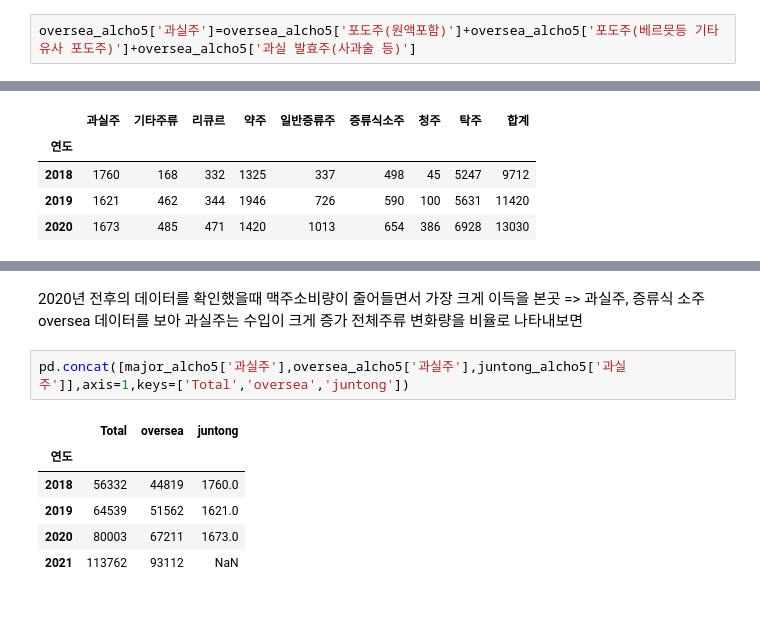
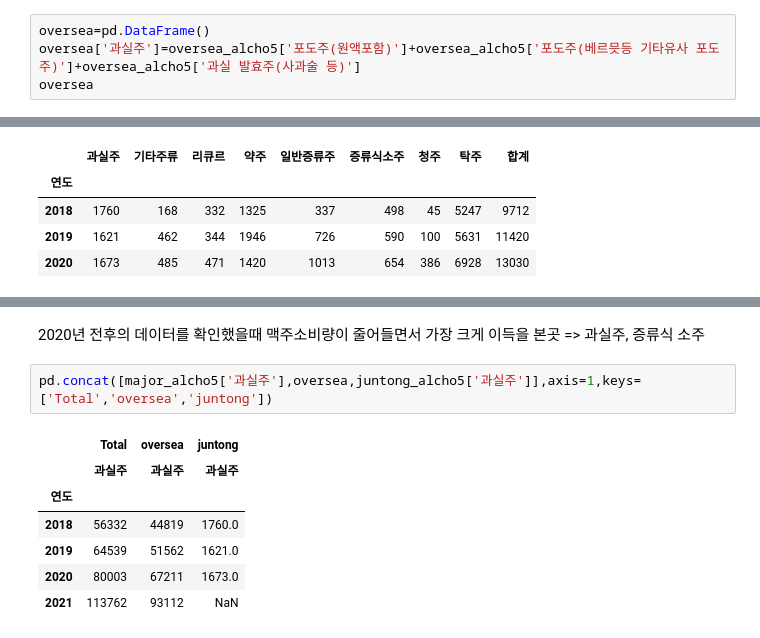
Before and after one commit to angelless00/KDT, a Jupyter notebook: 프로젝트/0718 맥주광고/2번코드_김아란 .ipynb, the cells around one changed output, grey strips where cells are left out. Saved outputs shown, nothing was run; the diff lists cells and outputs as text; blank space fills up the shorter version.

```diff
--- a/프로젝트/0718 맥주광고/2번코드_김아란 .ipynb
+++ b/프로젝트/0718 맥주광고/2번코드_김아란 .ipynb
@@ -23,3 +32,5 @@ oversea_alcho5=oversea_alcho.loc[2018:2023]
 # %%
-oversea_alcho5['과실주']=oversea_alcho5['포도주(원액포함)']+oversea_alcho5['포도주(베르믓등 기타유사 포도주)']+oversea_alcho5['과실 발효주(사과술 등)']
+oversea=pd.DataFrame()
+oversea['과실주']=oversea_alcho5['포도주(원액포함)']+oversea_alcho5['포도주(베르믓등 기타유사 포도주)']+oversea_alcho5['과실 발효주(사과술 등)']
+oversea
 # %% [output]
@@ -109,12 +122,11 @@ dtype: float64
 # %% [markdown]
 2020년 전후의 데이터를 확인했을때
 맥주소비량이 줄어들면서 가장 크게 이득을 본곳 => 과실주, 증류식 소주
-oversea 데이터를 보아 과실주는 수입이 크게 증가
-전체주류 변화량을 비율로 나타내보면
 # %%
-pd.concat([major_alcho5['과실주'],oversea_alcho5['과실주'],juntong_alcho5['과실주']],axis=1,keys=['Total','oversea','juntong'])
+pd.concat([major_alcho5['과실주'],oversea,juntong_alcho5['과실주']],axis=1,keys=['Total','oversea','juntong'])
 # %% [output]
 |  | Total | oversea | juntong |
+|  | 과실주 | 과실주 | 과실주 |
 | 연도 |  |  |  |
 | 2018 | 56332 | 44819 | 1760.0 |
 | 2019 | 64539 | 51562 | 1621.0 |
```
Also changed, not shown: parts of 8 cells of this notebook, 6 other files.
